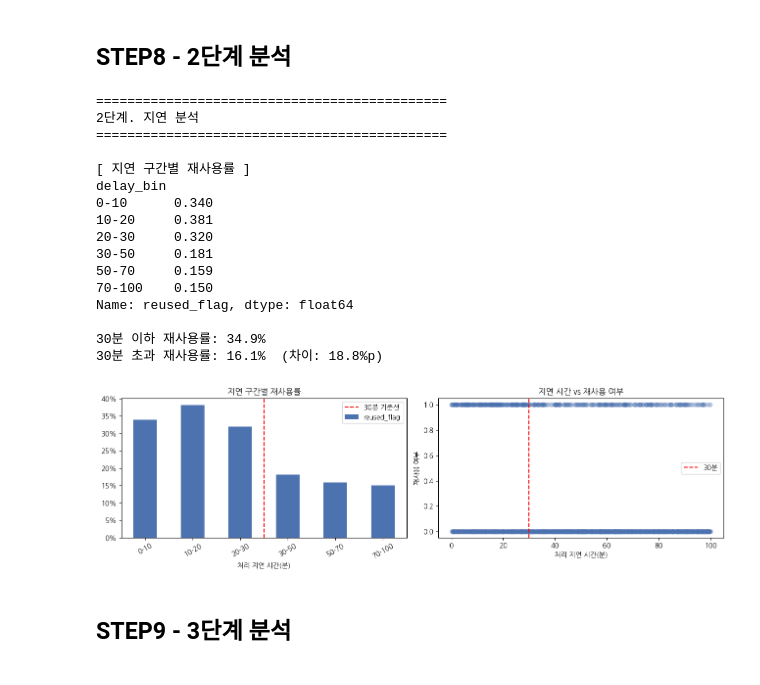
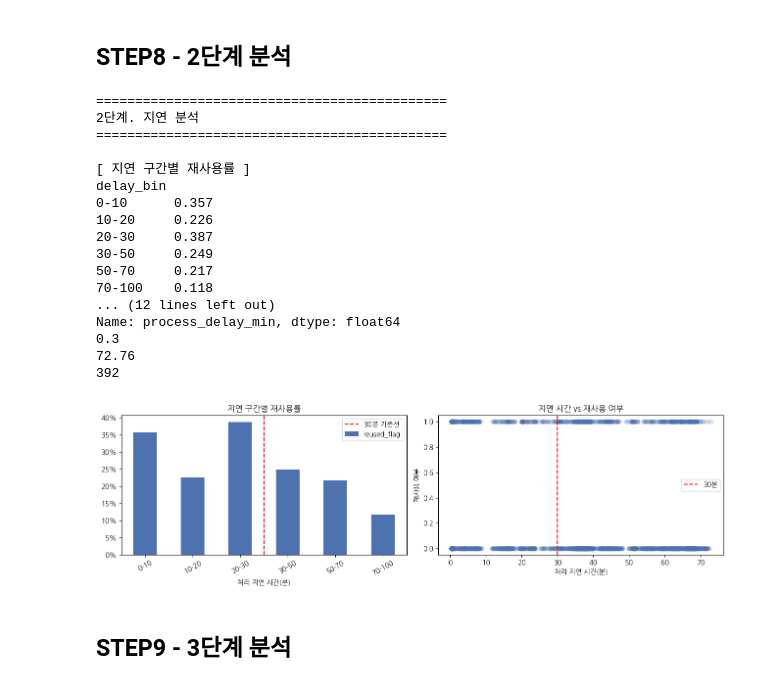
Before and after one commit to shane-son/logistics-data-analysis, a Jupyter notebook: main_analysis.ipynb, the cells around one changed output. Cells and saved outputs as stored; diff of their text form; code cells hidden in the pictures.

```diff
--- a/main_analysis.ipynb
+++ b/main_analysis.ipynb
@@ -152,14 +225,14 @@ DELAY_THRESHOLD_MIN = 30
 
 # ── 시뮬레이션 기간 ──────────────────────────
 START_DATE = datetime(2024, 1, 1, 8, 0, 0)
-SIM_DAYS   = 90
+SIM_DAYS   = 1
 
 # ============================================================
 # [수정] 처리 방식별 처리 속도 파라미터
 # - 기존(수동)  : 작업자가 직접 취소 처리 → 60분당 약 120건
 # - 자동화      : 프로그램이 취소 처리    → 60분당 약 420건
 # ============================================================
-MANUAL_THROUGHPUT    = 120   # 수동 처리: 60분당 처리 건수
+MANUAL_THROUGHPUT    = 200   # 수동 처리: 60분당 처리 건수
 AUTOMATED_THROUGHPUT = 420   # 자동화 처리: 60분당 처리 건수
 
 # 건당 처리 소요 시간 (분)
@@ -181,6 +254,9 @@ MANUAL_ONSITE_VERIFY_RANGE = (0.5, 2.0)  # 현장 검증 추가 소요 시간
 # ============================================================
 MANUAL_SEARCH_WAIT_RANGE = (10, 60)  # 수동 탐색 대기 시간 범위 (분)
 AUTOMATED_SEARCH_WAIT    = 0         # 자동화: 즉시 탐색 (대기 없음)
+
+# 수동 탐색 시 일치 상품을 놓칠 확률
+MANUAL_MATCH_MISS_PROB = 0.10
 # %% [markdown]
 ## **STEP2 - 주문 데이터 생성**
 # %%
@@ -684,13 +820,18 @@ Name: proportion, dtype: float64
 ## **STEP8 - 2단계 분석**
 # %%
 # =============================================
-# STEP 8: 2단계 분석 — 지연 분석
+# STEP 8: 2단계 분석 — 개선 전 지연 병 분석
 # =============================================
 
-bins   = [0, 10, 20, 30, 50, 70, 100]
-labels = ['0-10', '10-20', '20-30', '30-50', '50-70', '70-100']
+bins   = [0, 10, 20, 30, 50, 70, 100, np.inf]
+labels = ['0-10', '10-20', '20-30', '30-50', '50-70', '70-100', '100+']
 op_df  = op_df.copy()
-op_df['delay_bin'] = pd.cut(op_df['process_delay_min'], bins=bins, labels=labels)
+op_df['delay_bin'] = pd.cut(
+    op_df['process_delay_min'],
+    bins=bins,
+    labels=labels,
+    include_lowest=True
+)
 
 delay_summary = op_df.groupby('delay_bin', observed=True)['reused_flag'].mean()
 
@@ -705,44 +846,50 @@ print(delay_summary.round(3))
 print(f"\n30분 이하 재사용률: {under:.1%}")
 print(f"30분 초과 재사용률: {over:.1%}  (차이: {under-over:.1%}p)")
 
 fig, axes = plt.subplots(1, 2, figsize=(13, 4))
 
 delay_summary.plot(kind='bar', ax=axes[0], color='#4C72B0')
 axes[0].axvline(x=2.5, color='red', linestyle='--', label='30분 기준선')
 axes[0].set_title('지연 구간별 재사용률')
 axes[0].set_xlabel('처리 지연 시간(분)')
 axes[0].yaxis.set_major_formatter(plt.FuncFormatter(lambda y, _: f'{y:.0%}'))
 axes[0].tick_params(axis='x', rotation=30)
 axes[0].legend()
 
 axes[1].scatter(op_df['process_delay_min'], op_df['reused_flag'],
                 alpha=0.2, color='#4C72B0')
 axes[1].axvline(x=DELAY_THRESHOLD_MIN, color='red', linestyle='--', label='30분')
 axes[1].set_title('지연 시간 vs 재사용 여부')
 axes[1].set_xlabel('처리 지연 시간(분)')
 axes[1].set_ylabel('재사용 여부')
 axes[1].legend()
 
+print(op_df['process_delay_min'].describe())
+print(op_df['process_delay_min'].min())
+print(op_df['process_delay_min'].max())
+print(op_df['process_delay_min'].between(0, 10).sum())
+
 plt.tight_layout()
 plt.show()
 # %% [output]
 =============================================
 2단계. 지연 분석
 =============================================
 
 [ 지연 구간별 재사용률 ]
 delay_bin
-0-10      0.340
-10-20     0.381
-20-30     0.320
-30-50     0.181
-50-70     0.159
-70-100    0.150
-Name: reused_flag, dtype: float64
-
-30분 이하 재사용률: 34.9%
-30분 초과 재사용률: 16.1%  (차이: 18.8%p)
+0-10      0.357
+10-20     0.226
+20-30     0.387
+30-50     0.249
+50-70     0.217
+70-100    0.118
+... (12 lines left out)
+Name: process_delay_min, dtype: float64
+0.3
+72.76
+392
-[figure, old version]
+[figure, new version]
 # %% [markdown]
 ## **STEP9 - 3단계 분석**
 # %%
```
Also changed, not shown: parts of 35 cells of this notebook.
